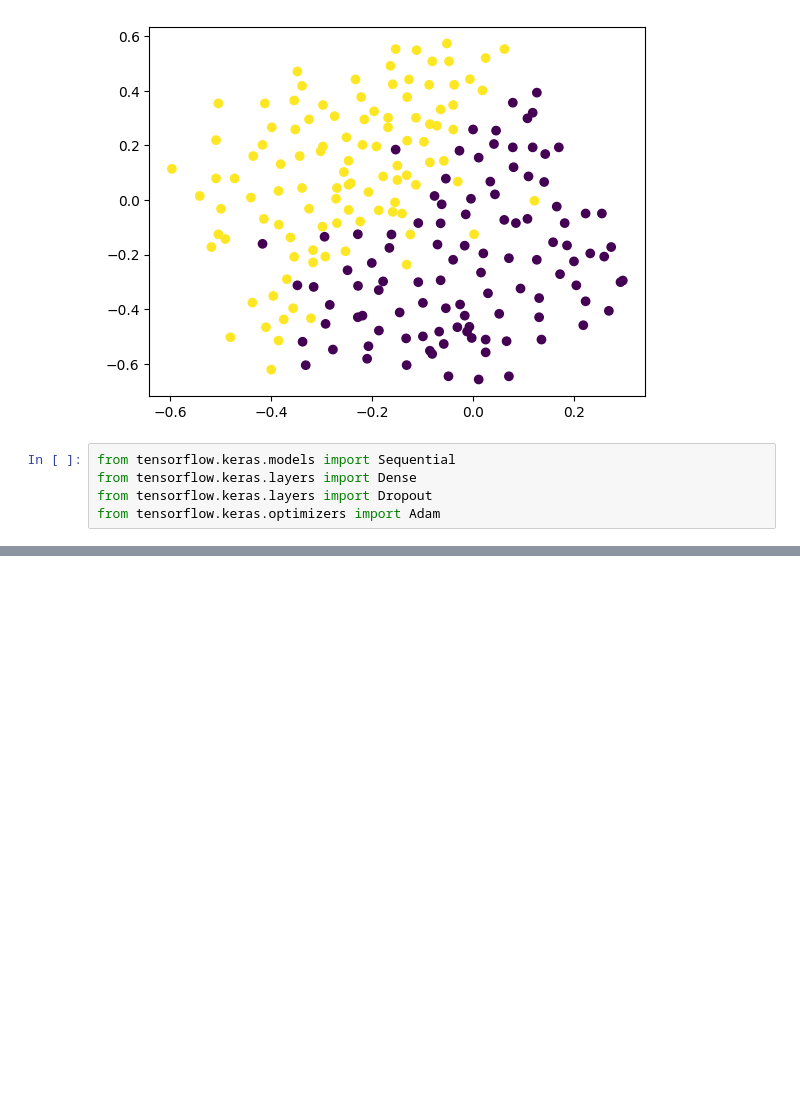
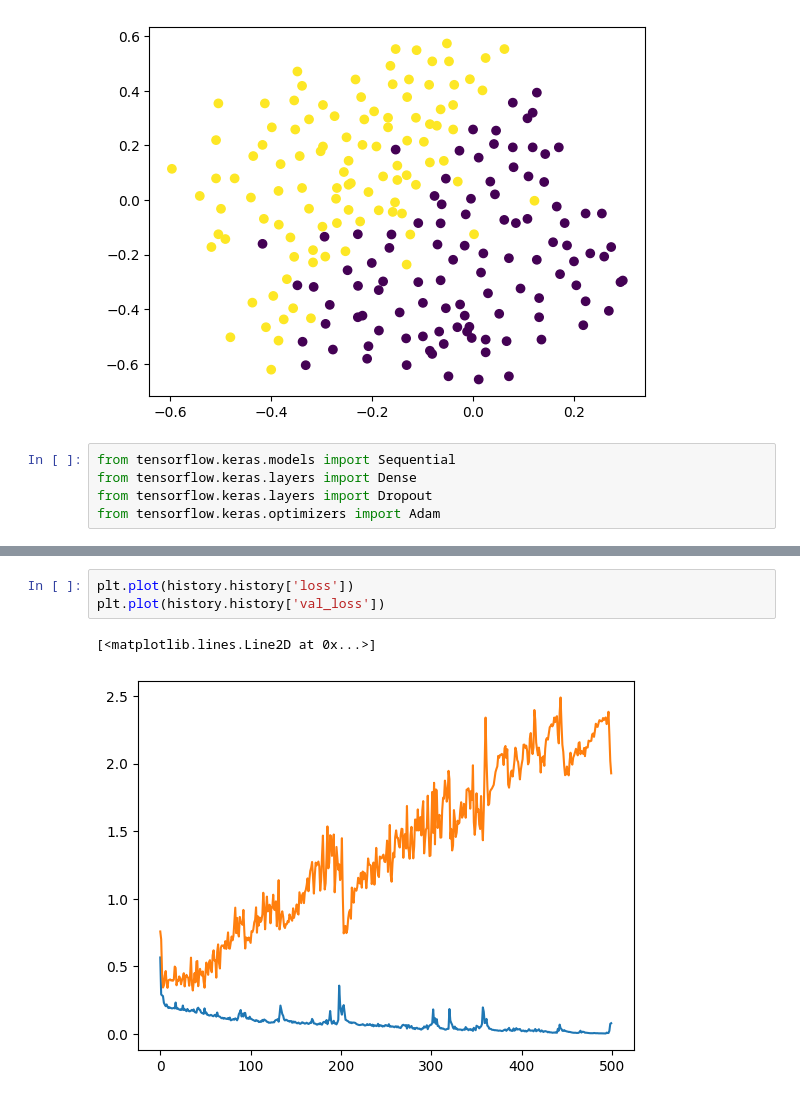
Before and after one commit to bhushanzade02/DEEP-LEARNING, a Jupyter notebook: 10_DROPOUT_CLASSIFICATION.ipynb, the cells around one changed output, grey strips where cells are left out. Saved outputs shown, nothing was run; the diff lists cells and outputs as text; blank space fills up the shorter version.

```diff
--- a/10_DROPOUT_CLASSIFICATION.ipynb
+++ b/10_DROPOUT_CLASSIFICATION.ipynb
@@ -286,0 +297,6 @@ Epoch 500/500
+# %%
+plt.plot(history.history['loss'])
+plt.plot(history.history['val_loss'])
+# %% [output]
+[<matplotlib.lines.Line2D at 0x...>]
+[figure, added]
```
Also changed, not shown: parts of 8 cells of this notebook.
